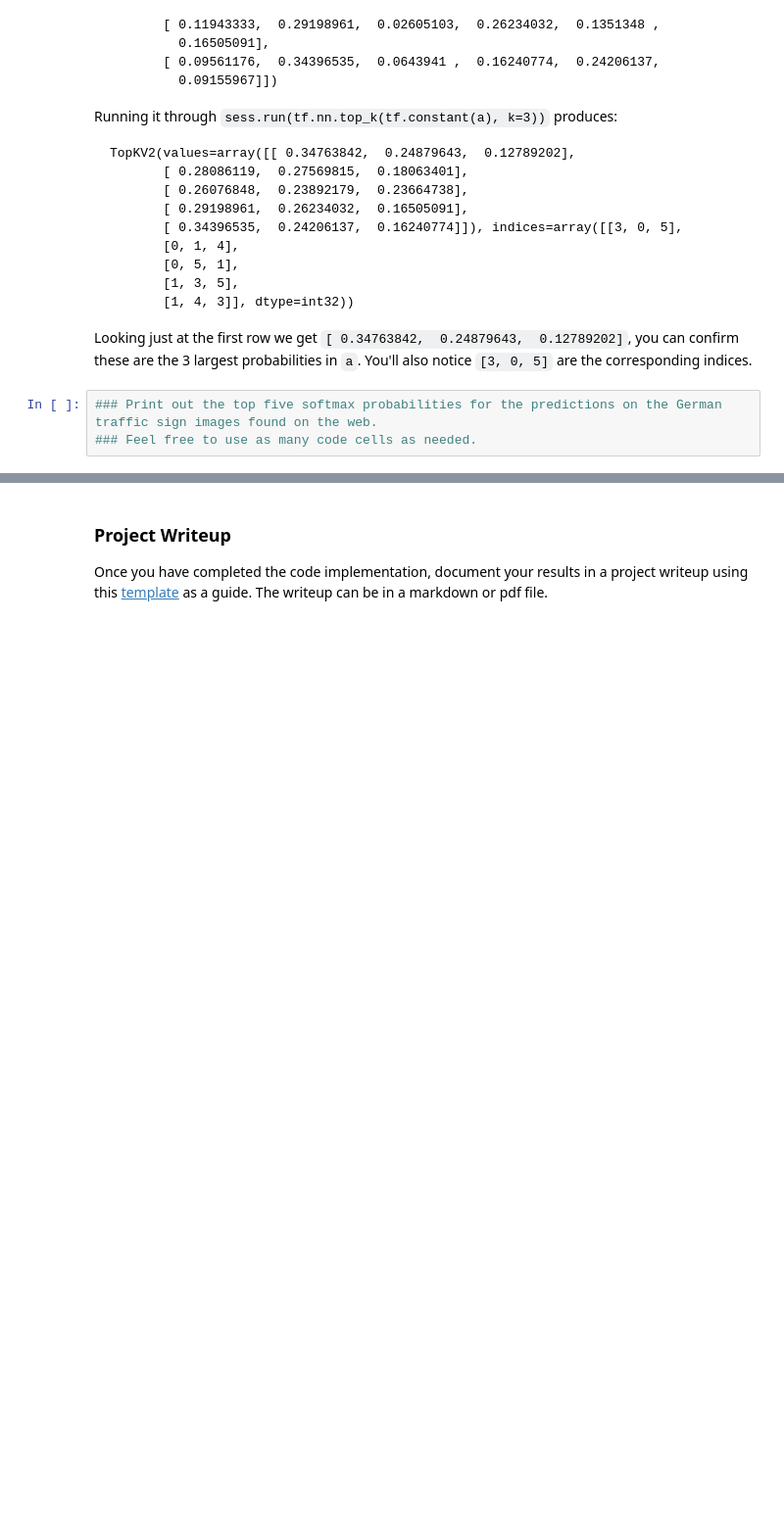
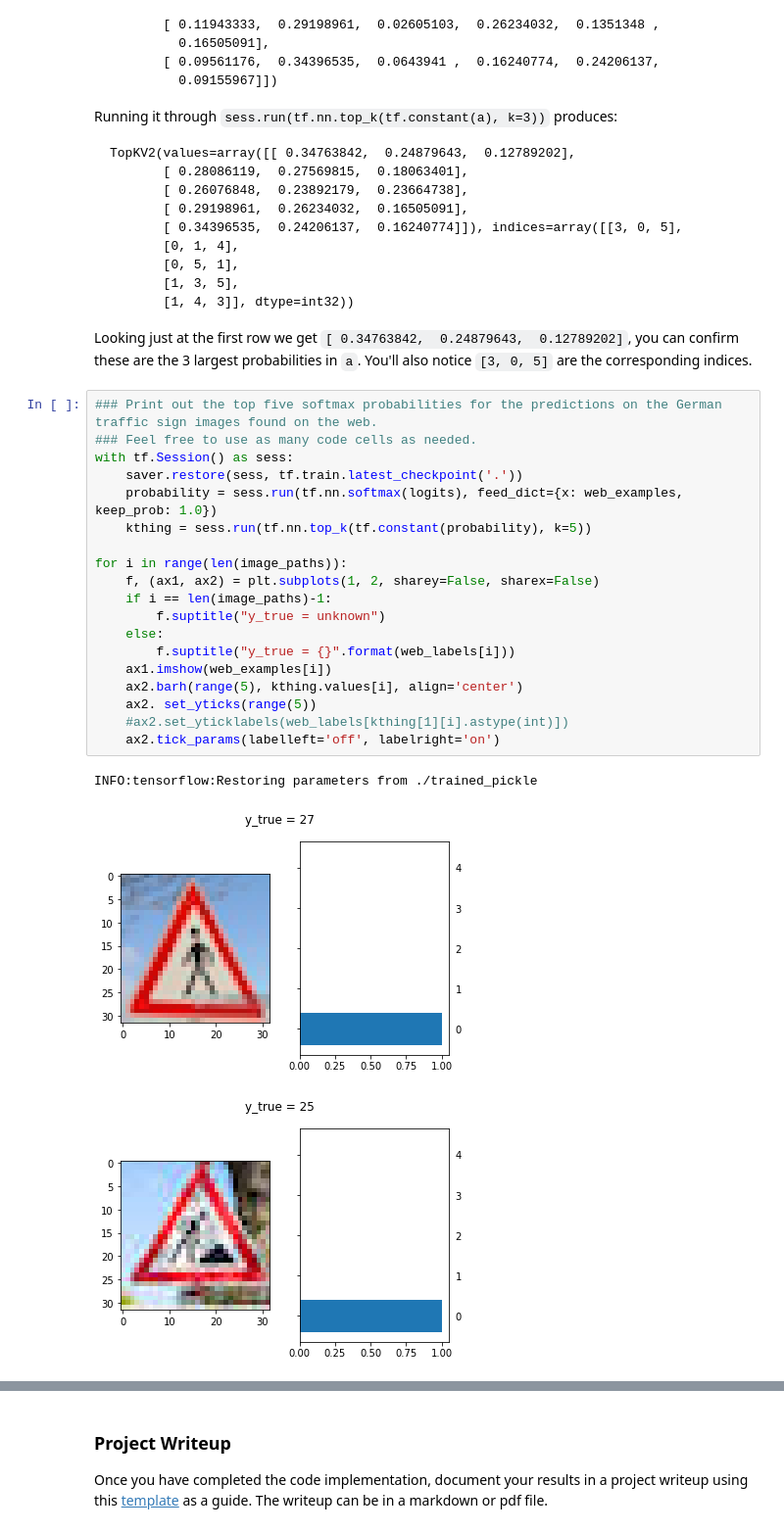
Before and after one commit to Ossenx/traffic-sign-classifier, a Jupyter notebook: Traffic_Sign_Classifier.ipynb, the cells around one changed output, grey strips where cells are left out. Shown at 98% size. Saved outputs shown, nothing was run; the diff lists cells and outputs as text; blank space fills up the shorter version.

````diff
--- a/Traffic_Sign_Classifier.ipynb
+++ b/Traffic_Sign_Classifier.ipynb
@@ -385,6 +444,26 @@ TopKV2(values=array([[ 0.34763842,  0.24879643,  0.12789202],
 ```
 
 Looking just at the first row we get `[ 0.34763842,  0.24879643,  0.12789202]`, you can confirm these are the 3 largest probabilities in `a`. You'll also notice `[3, 0, 5]` are the corresponding indices.
-# %%
-### Print out the top five softmax probabilities for the predictions on the German traffic sign images found on the web.
-### Feel free to use as many code cells as needed.
+# %%
+### Print out the top five softmax probabilities for the predictions on the German traffic sign images found on the web.
+### Feel free to use as many code cells as needed.
+with tf.Session() as sess:
+    saver.restore(sess, tf.train.latest_checkpoint('.'))
+    probability = sess.run(tf.nn.softmax(logits), feed_dict={x: web_examples, keep_prob: 1.0})
+    kthing = sess.run(tf.nn.top_k(tf.constant(probability), k=5))
+
+for i in range(len(image_paths)):
+    f, (ax1, ax2) = plt.subplots(1, 2, sharey=False, sharex=False)
+    if i == len(image_paths)-1:
+        f.suptitle("y_true = unknown")
+    else:
+        f.suptitle("y_true = {}".format(web_labels[i]))
+    ax1.imshow(web_examples[i])
+    ax2.barh(range(5), kthing.values[i], align='center')
+    ax2. set_yticks(range(5))
+    #ax2.set_yticklabels(web_labels[kthing[1][i].astype(int)])
+    ax2.tick_params(labelleft='off', labelright='on')
+# %% [output]
+INFO:tensorflow:Restoring parameters from ./trained_pickle
+[figure, added]
+[figure, added]
````
Also changed, not shown: parts of 14 cells of this notebook.
